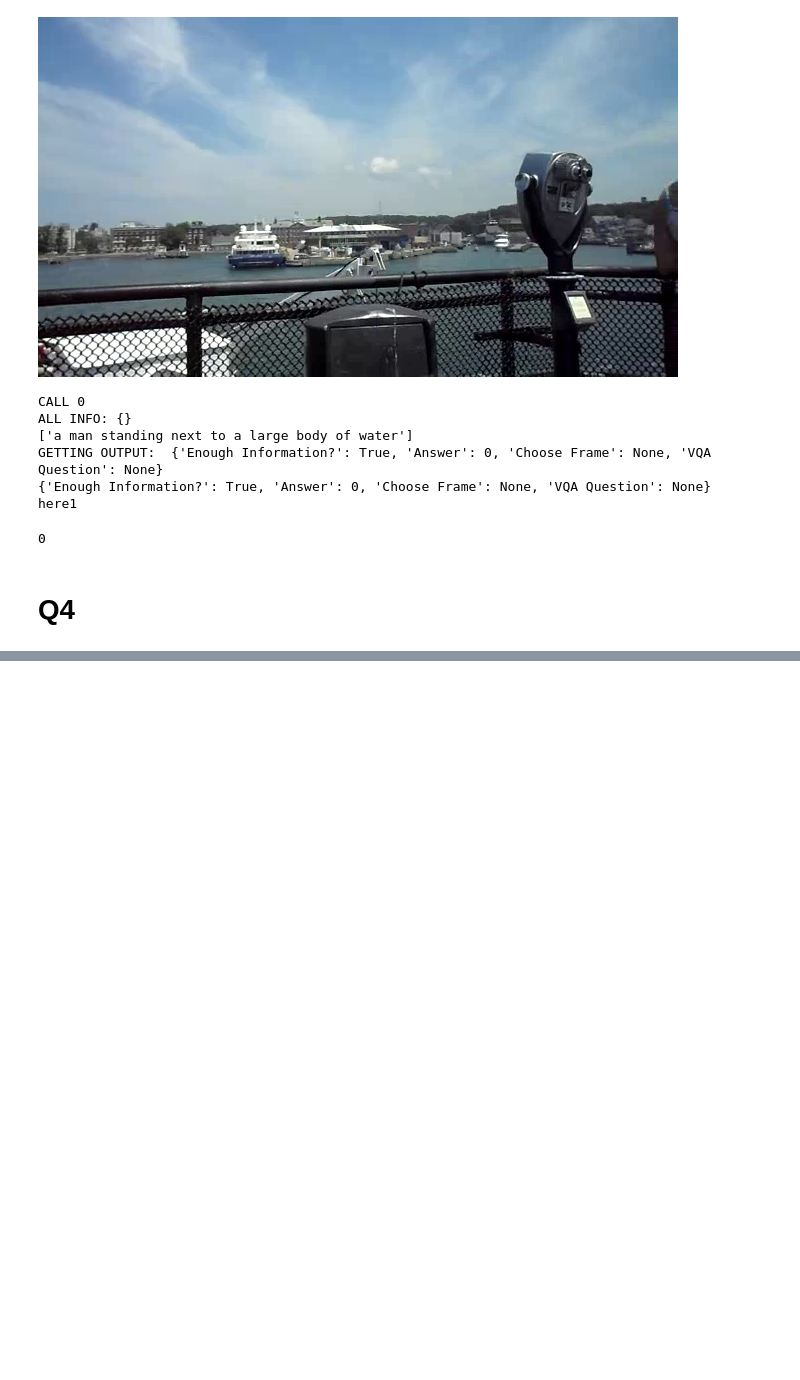
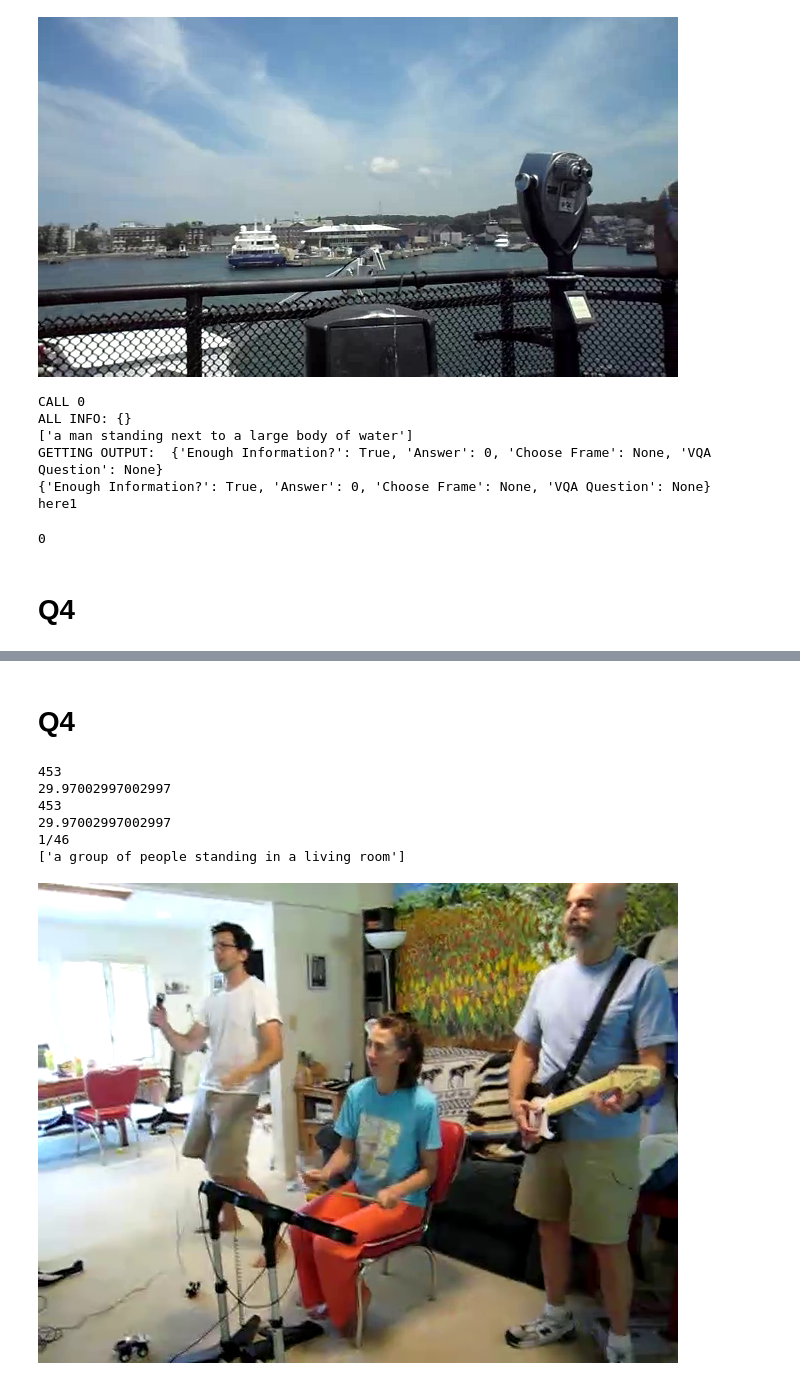
Before and after one commit to chuyishang/vidVQA, a Jupyter notebook: testing_new.ipynb, the cells around one changed output, grey strips where cells are left out. Saved outputs shown, nothing was run; the diff lists cells and outputs as text; code cells hidden in the pictures; blank space fills up the shorter version.

```diff
--- a/testing_new.ipynb
+++ b/testing_new.ipynb
@@ -405,0 +434,17 @@ images, caption = answer_question_half(video_id, question, options, "location of
+# %% [markdown]
+# Q4
+# %%
+video_id = 3814690167
+question = "why did the man in glasses bounce up and down at the start of the video?"
+options = ['warm up', 'supportive audience', 'clap to the beats', 'to show his passion for dancing', 'begin to sing']
+video = get_video(f'/shared/shang/datasets/nextqa/videos/{video_id}.mp4')
+
+images, caption = answer_question_half(video_id, question, options, "man in glasses bouncing up and down")
+# %% [output]
+453
+29.97002997002997
+453
+29.97002997002997
+1/46
+['a group of people standing in a living room']
+[figure, added]
```
Also changed, not shown: parts of 10 cells of this notebook, 1 other file.
